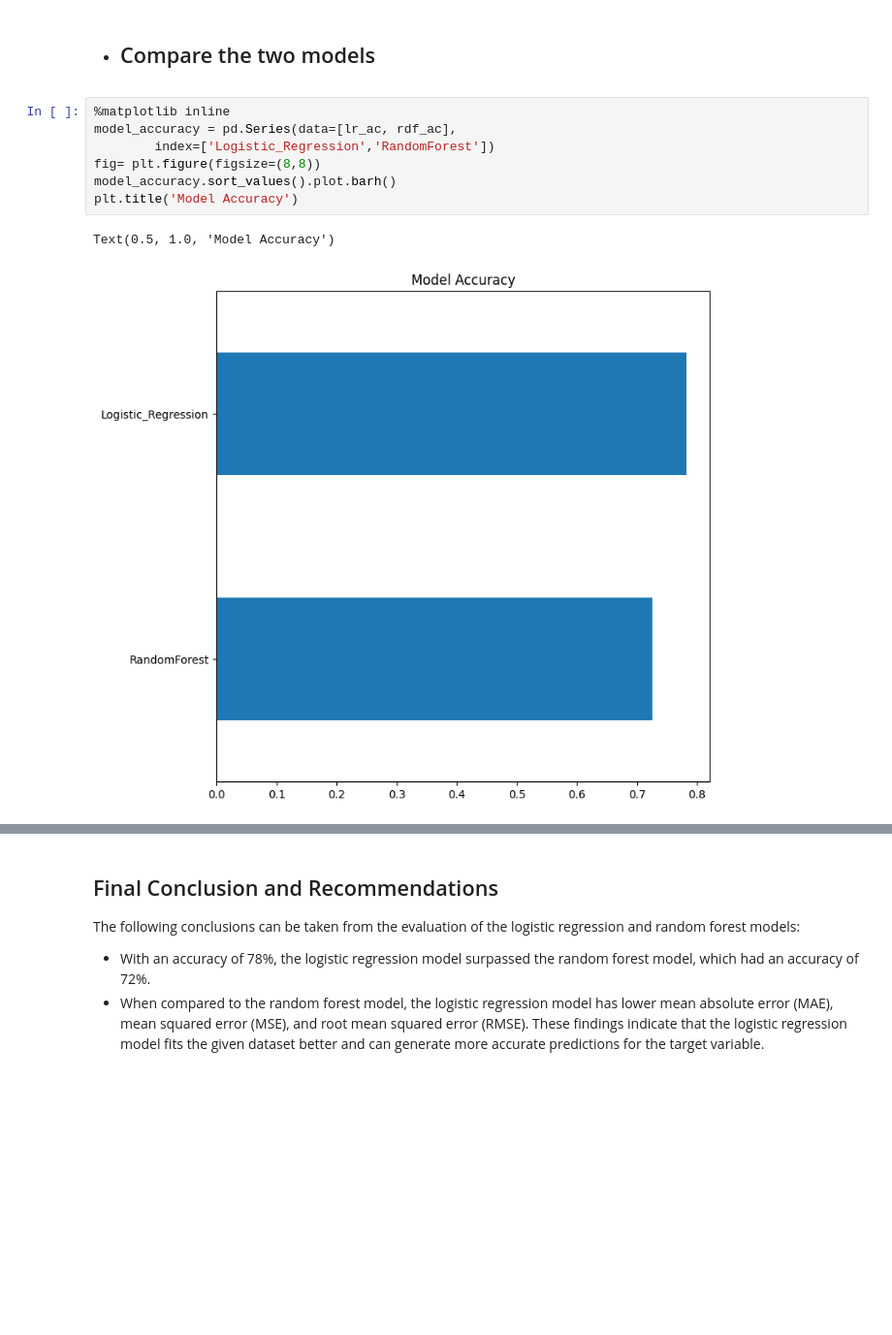
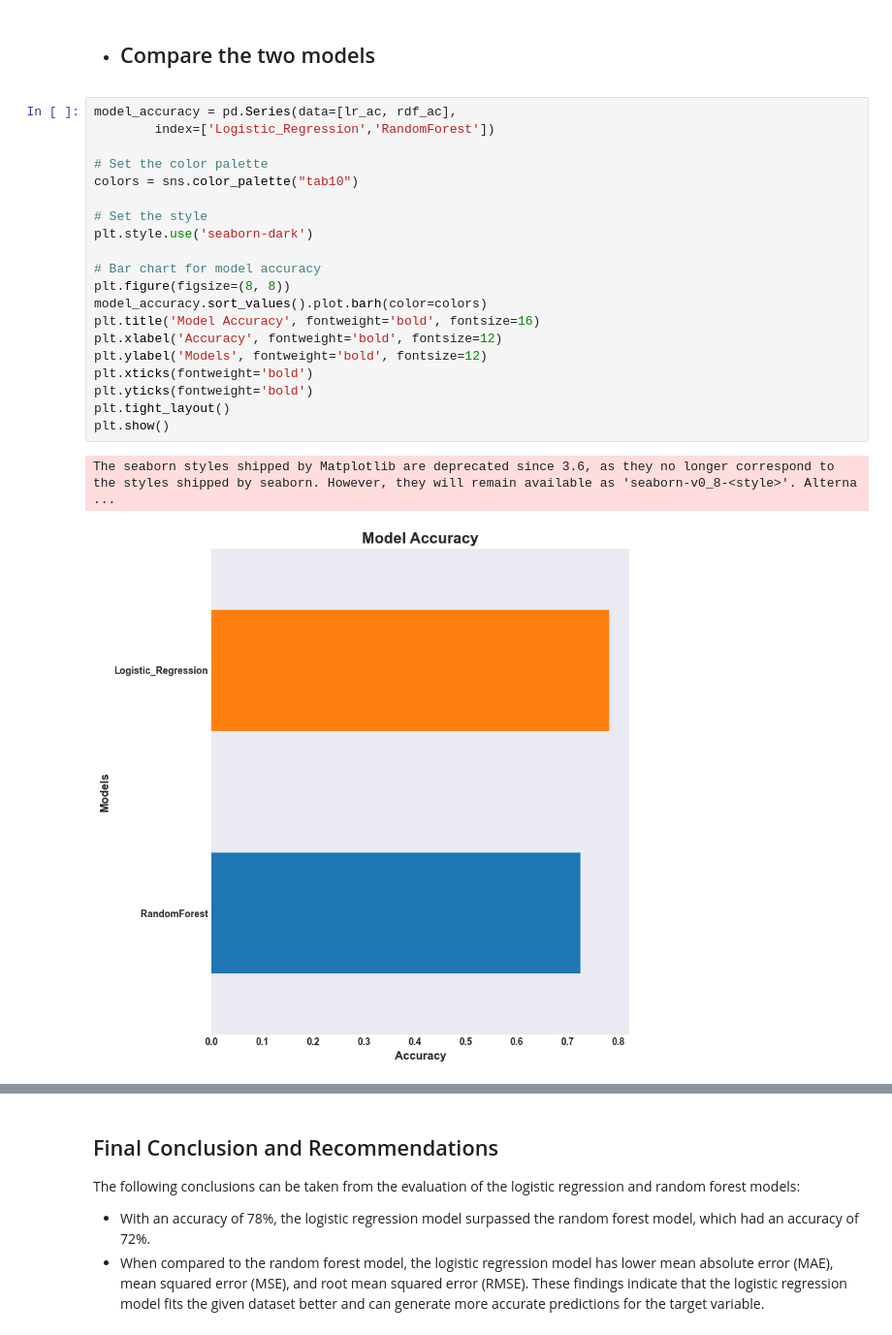
Before and after one commit to Tuwaiq-Data-Science-Bootcamp-V3/Bootcamp-Project-4-Machine-Learning, a Jupyter notebook: MLproject.ipynb, the cells around one changed output, grey strips where cells are left out. Shown at 97% size. Saved outputs shown, nothing was run; the diff lists cells and outputs as text; blank space fills up the shorter version.

```diff
--- a/MLproject.ipynb
+++ b/MLproject.ipynb
@@ -501,12 +502,25 @@ Confusion Matrix for Random Forest Classifier
 # %% [markdown]
 - ## Compare the two models
-# %%
-%matplotlib inline
-model_accuracy = pd.Series(data=[lr_ac, rdf_ac],
-        index=['Logistic_Regression','RandomForest'])
-fig= plt.figure(figsize=(8,8))
-model_accuracy.sort_values().plot.barh()
-plt.title('Model Accuracy')
-# %% [output]
-Text(0.5, 1.0, 'Model Accuracy')
-[figure, removed]
+# %%
+model_accuracy = pd.Series(data=[lr_ac, rdf_ac],
+        index=['Logistic_Regression','RandomForest'])
+
+# Set the color palette
+colors = sns.color_palette("tab10")
+
+# Set the style
+plt.style.use('seaborn-dark')
+
+# Bar chart for model accuracy
+plt.figure(figsize=(8, 8))
+model_accuracy.sort_values().plot.barh(color=colors)
+plt.title('Model Accuracy', fontweight='bold', fontsize=16)
+plt.xlabel('Accuracy', fontweight='bold', fontsize=12)
+plt.ylabel('Models', fontweight='bold', fontsize=12)
+plt.xticks(fontweight='bold')
+plt.yticks(fontweight='bold')
+plt.tight_layout()
+plt.show()
+# %% [output]
+The seaborn styles shipped by Matplotlib are deprecated since 3.6, as they no longer correspond to the styles shipped by seaborn. However, they will remain available as 'seaborn-v0_8-<style>'. Alterna ...
+[figure, added]
```
Also changed, not shown: parts of 24 cells of this notebook.
